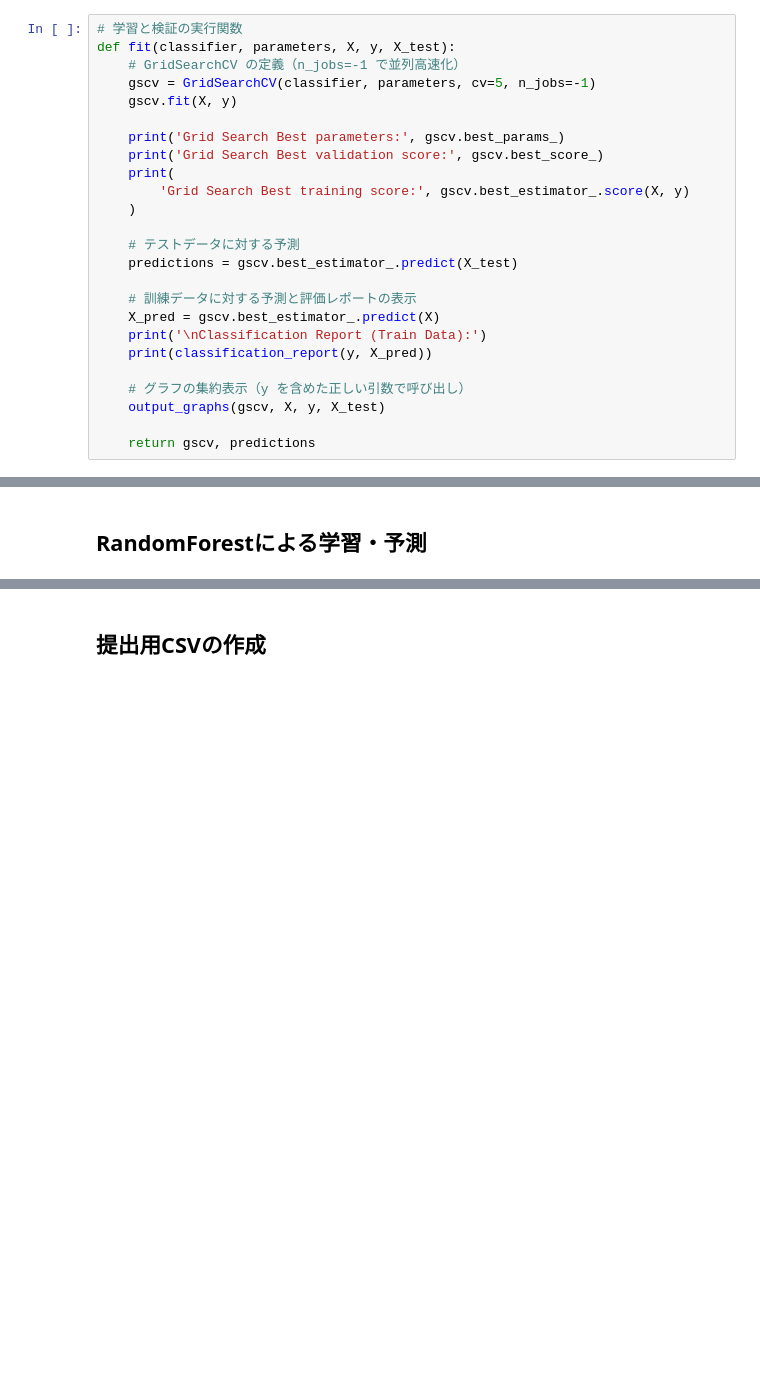
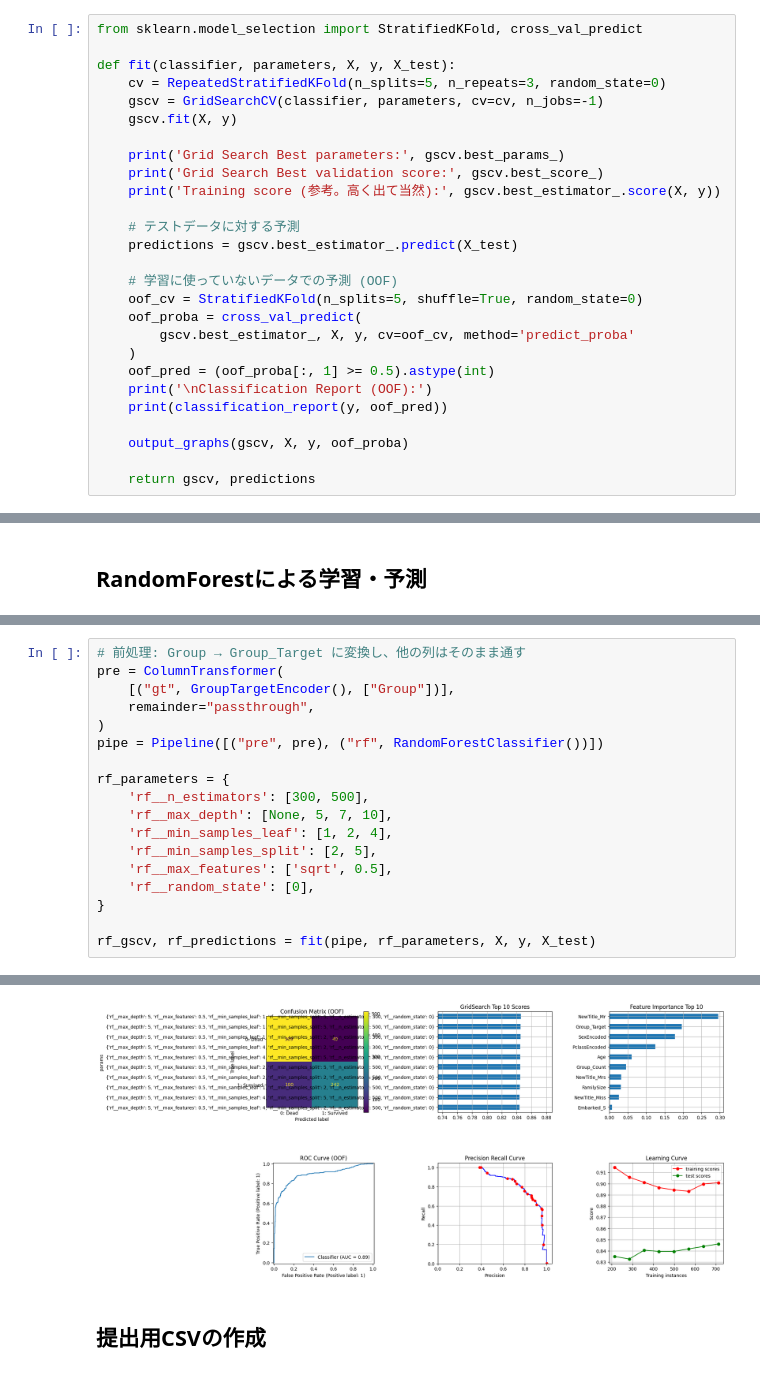
Before and after one commit to Yuka0625/kaggle_titanic, a Jupyter notebook: kaggle-taitanic.ipynb, the cells around one changed output, grey strips where cells are left out. Drawn from its saved outputs; the diff is of its cells as text; blank space fills up the shorter version.

```diff
--- a/kaggle-taitanic.ipynb
+++ b/kaggle-taitanic.ipynb
@@ -581,28 +509,30 @@ def output_graphs(gscv, X, y, X_test):
     plt.tight_layout()
     plt.show()
 # %%
-# 学習と検証の実行関数
+from sklearn.model_selection import StratifiedKFold, cross_val_predict
+
 def fit(classifier, parameters, X, y, X_test):
-    # GridSearchCV の定義（n_jobs=-1 で並列高速化）
-    gscv = GridSearchCV(classifier, parameters, cv=5, n_jobs=-1)
+    cv = RepeatedStratifiedKFold(n_splits=5, n_repeats=3, random_state=0)
+    gscv = GridSearchCV(classifier, parameters, cv=cv, n_jobs=-1)
     gscv.fit(X, y)
 
     print('Grid Search Best parameters:', gscv.best_params_)
     print('Grid Search Best validation score:', gscv.best_score_)
-    print(
-        'Grid Search Best training score:', gscv.best_estimator_.score(X, y)
-    )
+    print('Training score (参考。高く出て当然):', gscv.best_estimator_.score(X, y))
 
     # テストデータに対する予測
     predictions = gscv.best_estimator_.predict(X_test)
 
-    # 訓練データに対する予測と評価レポートの表示
-    X_pred = gscv.best_estimator_.predict(X)
-    print('\nClassification Report (Train Data):')
-    print(classification_report(y, X_pred))
+    # 学習に使っていないデータでの予測 (OOF)
+    oof_cv = StratifiedKFold(n_splits=5, shuffle=True, random_state=0)
+    oof_proba = cross_val_predict(
+        gscv.best_estimator_, X, y, cv=oof_cv, method='predict_proba'
+    )
+    oof_pred = (oof_proba[:, 1] >= 0.5).astype(int)
+    print('\nClassification Report (OOF):')
+    print(classification_report(y, oof_pred))
 
-    # グラフの集約表示（y を含めた正しい引数で呼び出し）
-    output_graphs(gscv, X, y, X_test)
+    output_graphs(gscv, X, y, oof_proba)
 
     return gscv, predictions
 # %%
@@ -680,0 +619,19 @@ weighted avg       0.87      0.87      0.87       891
+# %%
+# 前処理: Group → Group_Target に変換し、他の列はそのまま通す
+pre = ColumnTransformer(
+    [("gt", GroupTargetEncoder(), ["Group"])],
+    remainder="passthrough",
+)
+pipe = Pipeline([("pre", pre), ("rf", RandomForestClassifier())])
+
+rf_parameters = {
+    'rf__n_estimators': [300, 500],
+    'rf__max_depth': [None, 5, 7, 10],
+    'rf__min_samples_leaf': [1, 2, 4],
+    'rf__min_samples_split': [2, 5],
+    'rf__max_features': ['sqrt', 0.5],
+    'rf__random_state': [0],
+}
+
+rf_gscv, rf_predictions = fit(pipe, rf_parameters, X, y, X_test)
+# %% [output]
@@ -681,3 +651,4 @@ weighted avg       0.87      0.87      0.87       891
+[figure, added]
 # %% [markdown]
 ## 提出用CSVの作成
 # %%
```
Also changed, not shown: parts of 16 cells of this notebook.
